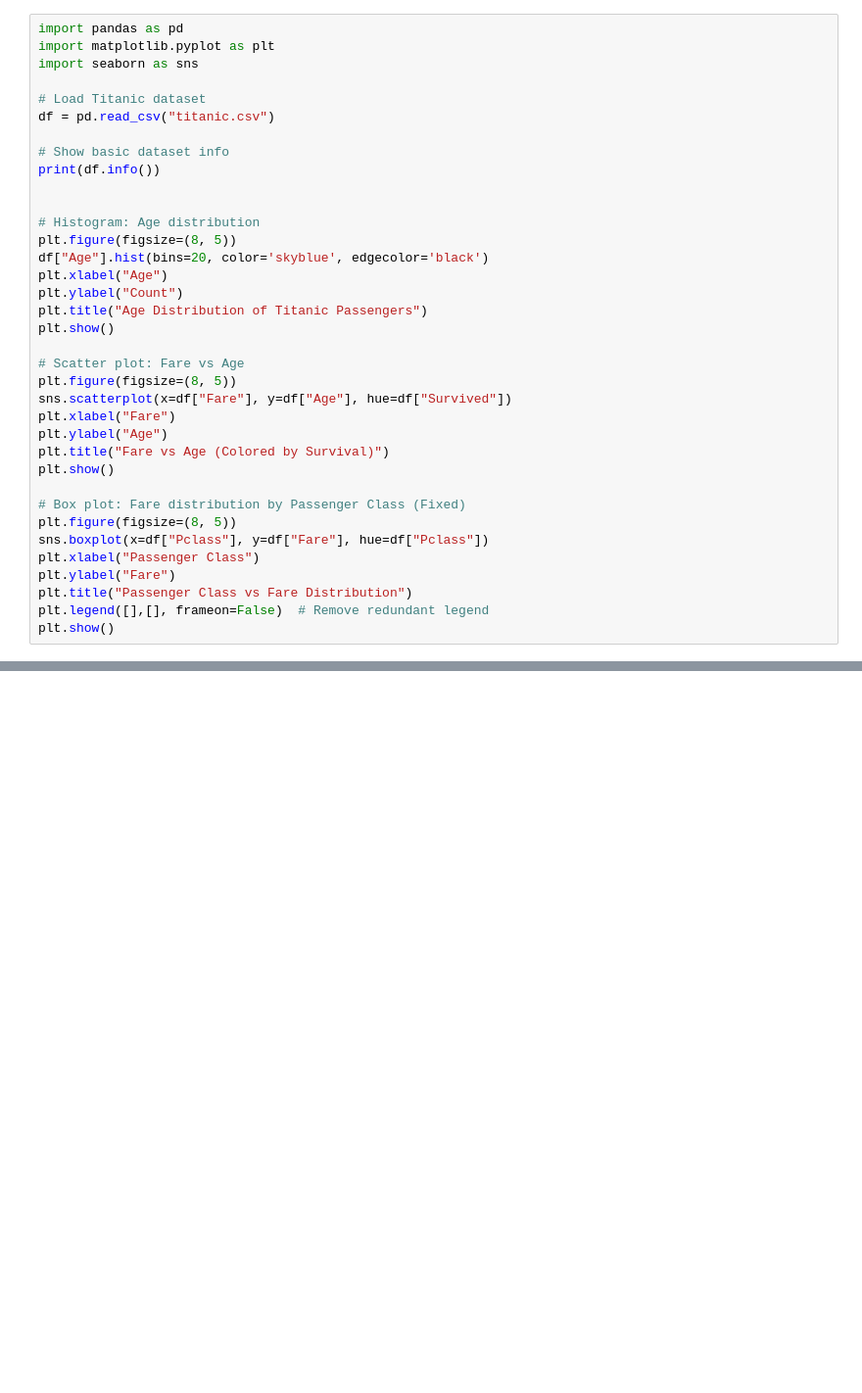
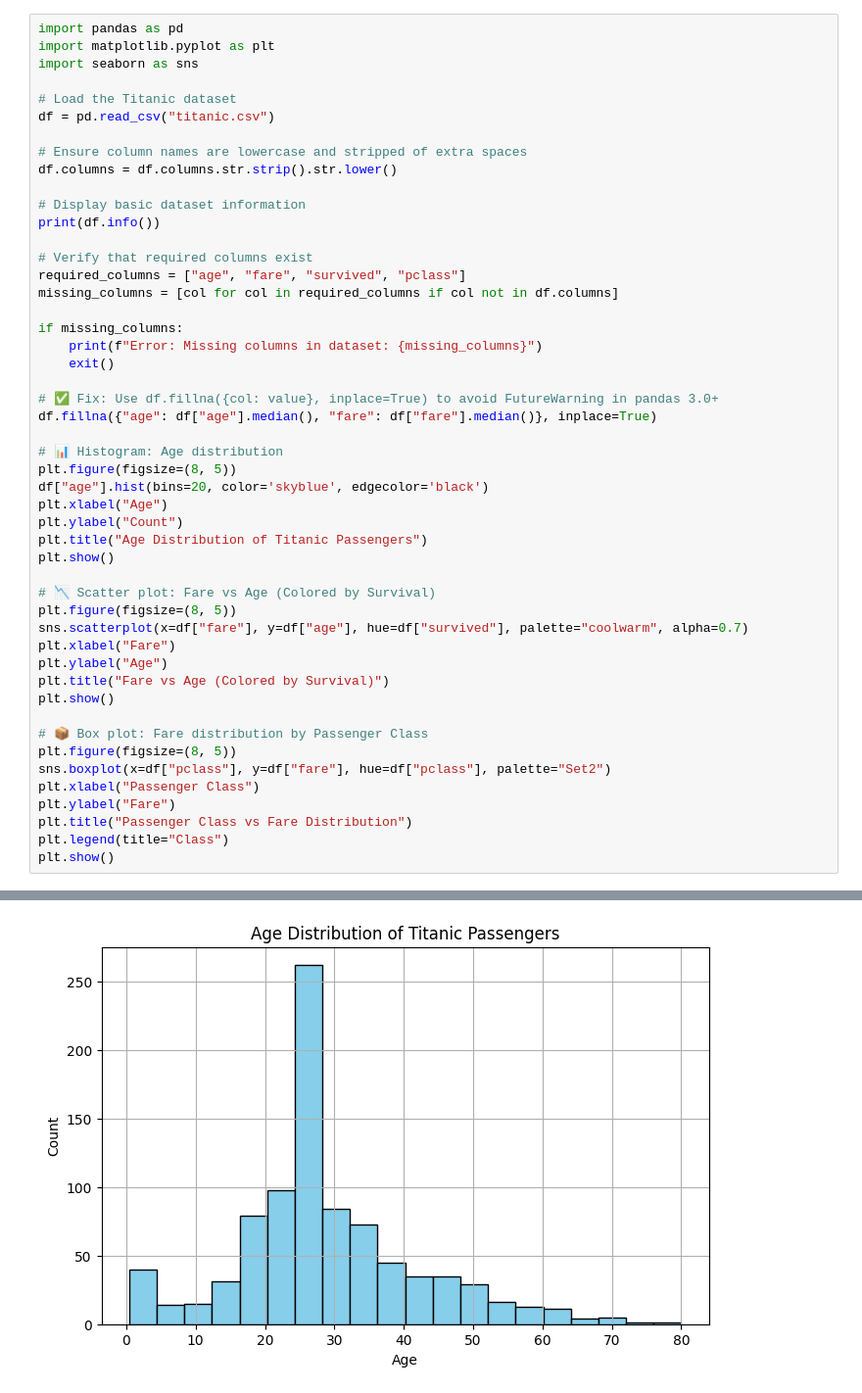
Before and after one commit to decalyu/Data-Exploration-Management, a Jupyter notebook: Using_a_Local_Computer/data_exploration.ipynb, the cells around one changed output, grey strips where cells are left out. Shown at 98% size. Saved outputs shown, nothing was run; the diff lists cells and outputs as text; blank space fills up the shorter version.

```diff
--- a/Using_a_Local_Computer/data_exploration.ipynb
+++ b/Using_a_Local_Computer/data_exploration.ipynb
@@ -3,36 +3,49 @@ import pandas as pd
 import matplotlib.pyplot as plt
 import seaborn as sns
 
-# Load Titanic dataset
+# Load the Titanic dataset
 df = pd.read_csv("titanic.csv")
 
-# Show basic dataset info
+# Ensure column names are lowercase and stripped of extra spaces
+df.columns = df.columns.str.strip().str.lower()
+
+# Display basic dataset information
 print(df.info())
 
+# Verify that required columns exist
+required_columns = ["age", "fare", "survived", "pclass"]
+missing_columns = [col for col in required_columns if col not in df.columns]
 
-# Histogram: Age distribution
+if missing_columns:
+    print(f"Error: Missing columns in dataset: {missing_columns}")
+    exit()
+
+# ✅ Fix: Use df.fillna({col: value}, inplace=True) to avoid FutureWarning in pandas 3.0+
+df.fillna({"age": df["age"].median(), "fare": df["fare"].median()}, inplace=True)
+
+# 📊 Histogram: Age distribution
 plt.figure(figsize=(8, 5))
-df["Age"].hist(bins=20, color='skyblue', edgecolor='black')
+df["age"].hist(bins=20, color='skyblue', edgecolor='black')
 plt.xlabel("Age")
 plt.ylabel("Count")
 plt.title("Age Distribution of Titanic Passengers")
 plt.show()
 
-# Scatter plot: Fare vs Age
+# 📉 Scatter plot: Fare vs Age (Colored by Survival)
 plt.figure(figsize=(8, 5))
-sns.scatterplot(x=df["Fare"], y=df["Age"], hue=df["Survived"])
+sns.scatterplot(x=df["fare"], y=df["age"], hue=df["survived"], palette="coolwarm", alpha=0.7)
 plt.xlabel("Fare")
 plt.ylabel("Age")
 plt.title("Fare vs Age (Colored by Survival)")
 plt.show()
 
-# Box plot: Fare distribution by Passenger Class (Fixed)
+# 📦 Box plot: Fare distribution by Passenger Class
 plt.figure(figsize=(8, 5))
-sns.boxplot(x=df["Pclass"], y=df["Fare"], hue=df["Pclass"])
+sns.boxplot(x=df["pclass"], y=df["fare"], hue=df["pclass"], palette="Set2")
 plt.xlabel("Passenger Class")
 plt.ylabel("Fare")
 plt.title("Passenger Class vs Fare Distribution")
-plt.legend([],[], frameon=False)  # Remove redundant legend
+plt.legend(title="Class")
 plt.show()
 # %% [output]
 <class 'pandas.core.frame.DataFrame'>
@@ -56,0 +68 @@ KeyError: 'Age'
+[figure, added]
```
Also changed, not shown: parts of 1 cell of this notebook.
